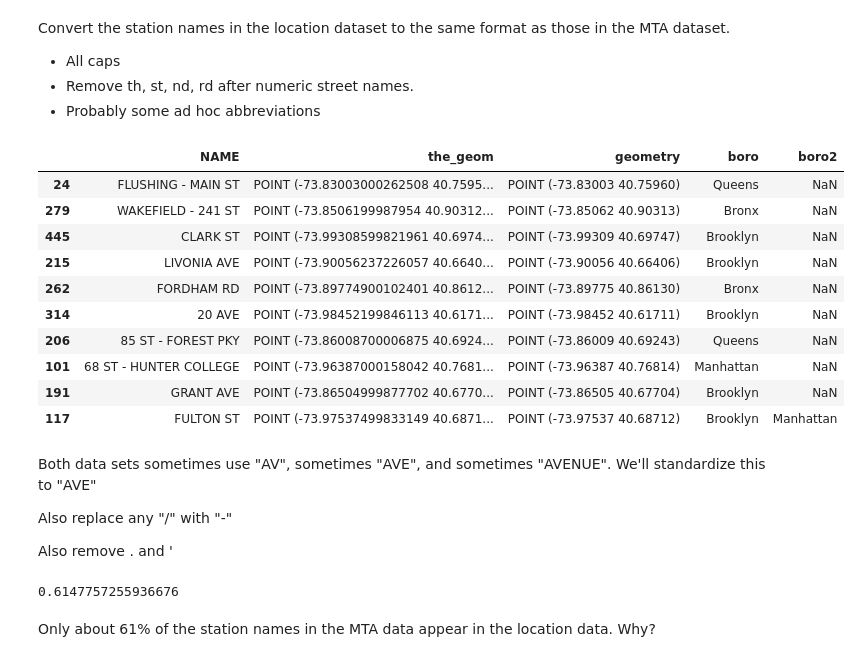
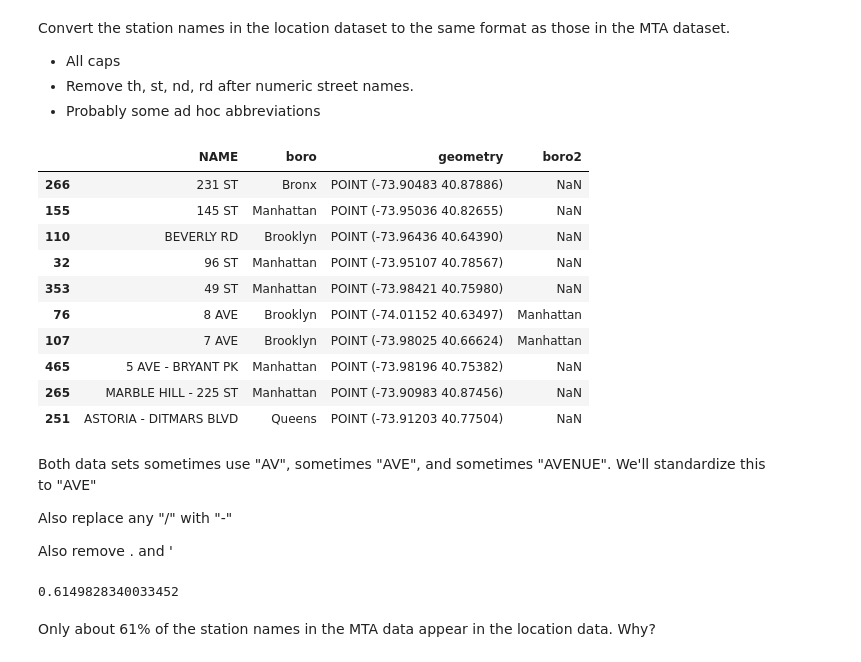
Before and after one commit to rsolava/mta-eda, a Jupyter notebook: analysis.ipynb, the cells around one changed output. Saved outputs shown, nothing was run; the diff lists cells and outputs as text; code cells hidden in the pictures.

```diff
--- a/analysis.ipynb
+++ b/analysis.ipynb
@@ -499,4 +507,6 @@ stations_df["boro"] = stations_df.geometry.apply(find_boro)
 
 #print(stations_df.groupby("NAME").num_in.max())
 #print(stations_df.num_in.min())
+# %%
+location_df = location_df.loc[:,["NAME","boro","geometry"]]
 # %%
@@ -511,7 +521,7 @@ stations_df.head()
 # %%
-stations_df.drop_duplicates(subset=(["NAME", "boro"]), inplace=True)
+location_df.drop_duplicates(subset=(["NAME", "boro"]), inplace=True)
 
-(stations_df.groupby("NAME").NAME.count().sort_values(ascending = False) > 1).sum()
+(location_df.groupby("NAME").NAME.count().sort_values(ascending = False) > 1).sum()
 # %% [output]
 14
 # %% [markdown]
@@ -519,13 +529,12 @@ There are 14 stations with entrances in two different boroughs.
 
 Create a column called boro2 that is this second borough. Then leave just one row for each station
 # %%
-stations_df["boro2"] = stations_df.groupby("NAME").boro.shift(-1)
+location_df["boro2"] = location_df.groupby("NAME").boro.shift(-1)
 # %%
 
-
-stations_df.drop_duplicates(subset="NAME", keep="first", inplace=True)
-stations_df.shape
-stations_df.boro2.isna().sum()
+location_df.drop_duplicates(subset="NAME", keep="first", inplace=True)
+location_df.shape
+location_df.boro2.isna().sum()
 # %% [output]
 341
 # %% [markdown]
@@ -537,29 +546,29 @@ Convert the station names in the location dataset to the same format as those in
 # %%
 def remove_ordinal(string):
     ordinals = ["ST", "ND", "RD", "TH"]
     for my_ord in ordinals:
         i = string.find(my_ord)
         if i !=0:
             if (string[i-1].isnumeric()):
                 string = string[:i] + string[i+2:]
 
     return string
 
-stations_df["NAME"] = stations_df.NAME.str.upper().apply(remove_ordinal)
+location_df["NAME"] = location_df.NAME.str.upper().apply(remove_ordinal)
 
-stations_df.sample(10)
+location_df.sample(10)
 # %% [output]
-|  | NAME | the_geom | geometry | boro | boro2 |
-| 24 | FLUSHING - MAIN ST | POINT (-73.83003000262508 40.7595... | POINT (-73.83003 40.75960) | Queens | NaN |
-| 279 | WAKEFIELD - 241 ST | POINT (-73.8506199987954 40.90312... | POINT (-73.85062 40.90313) | Bronx | NaN |
-| 445 | CLARK ST | POINT (-73.99308599821961 40.6974... | POINT (-73.99309 40.69747) | Brooklyn | NaN |
-| 215 | LIVONIA AVE | POINT (-73.90056237226057 40.6640... | POINT (-73.90056 40.66406) | Brooklyn | NaN |
-| 262 | FORDHAM RD | POINT (-73.89774900102401 40.8612... | POINT (-73.89775 40.86130) | Bronx | NaN |
-| 314 | 20 AVE | POINT (-73.98452199846113 40.6171... | POINT (-73.98452 40.61711) | Brooklyn | NaN |
-| 206 | 85 ST - FOREST PKY | POINT (-73.86008700006875 40.6924... | POINT (-73.86009 40.69243) | Queens | NaN |
-| 101 | 68 ST - HUNTER COLLEGE | POINT (-73.96387000158042 40.7681... | POINT (-73.96387 40.76814) | Manhattan | NaN |
-| 191 | GRANT AVE | POINT (-73.86504999877702 40.6770... | POINT (-73.86505 40.67704) | Brooklyn | NaN |
-| 117 | FULTON ST | POINT (-73.97537499833149 40.6871... | POINT (-73.97537 40.68712) | Brooklyn | Manhattan |
+|  | NAME | boro | geometry | boro2 |
+| 266 | 231 ST | Bronx | POINT (-73.90483 40.87886) | NaN |
+| 155 | 145 ST | Manhattan | POINT (-73.95036 40.82655) | NaN |
+| 110 | BEVERLY RD | Brooklyn | POINT (-73.96436 40.64390) | NaN |
+| 32 | 96 ST | Manhattan | POINT (-73.95107 40.78567) | NaN |
+| 353 | 49 ST | Manhattan | POINT (-73.98421 40.75980) | NaN |
+| 76 | 8 AVE | Brooklyn | POINT (-74.01152 40.63497) | Manhattan |
+| 107 | 7 AVE | Brooklyn | POINT (-73.98025 40.66624) | Manhattan |
+| 465 | 5 AVE - BRYANT PK | Manhattan | POINT (-73.98196 40.75382) | NaN |
+| 265 | MARBLE HILL - 225 ST | Manhattan | POINT (-73.90983 40.87456) | NaN |
+| 251 | ASTORIA - DITMARS BLVD | Queens | POINT (-73.91203 40.77504) | NaN |
 # %% [markdown]
 Both data sets sometimes use "AV", sometimes "AVE", and sometimes "AVENUE". We'll standardize this to "AVE"
 
@@ -589,8 +598,8 @@ stations_df["NAME"] = stations_df.NAME.str.replace(r"'", "").str.replace(r".",""
 #print(stations_df[stations_df.NAME.apply(lambda x: " AV" in x and "AVE" not in x)].NAME.count())
 # %%
-station_totals.NEW_NAME.isin(stations_df.NAME).mean()
+station_daily.NAME.isin(location_df.NAME).mean()
 # %% [output]
-0.6147757255936676
+0.6149828340033452
 # %% [markdown]
 Only about 61% of the station names in the MTA data appear in the location data. Why?
 # %% [markdown]
```
Also changed, not shown: parts of 64 cells of this notebook, 3 other files.
